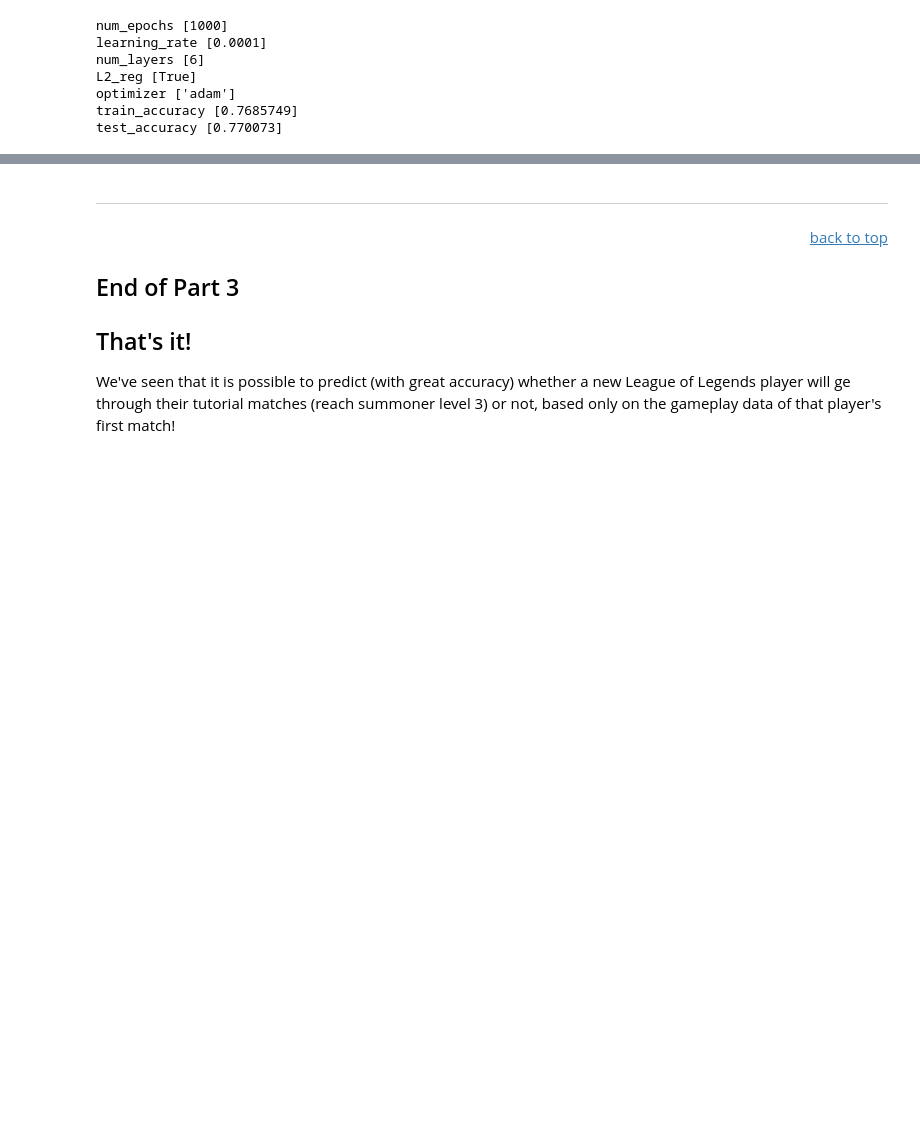
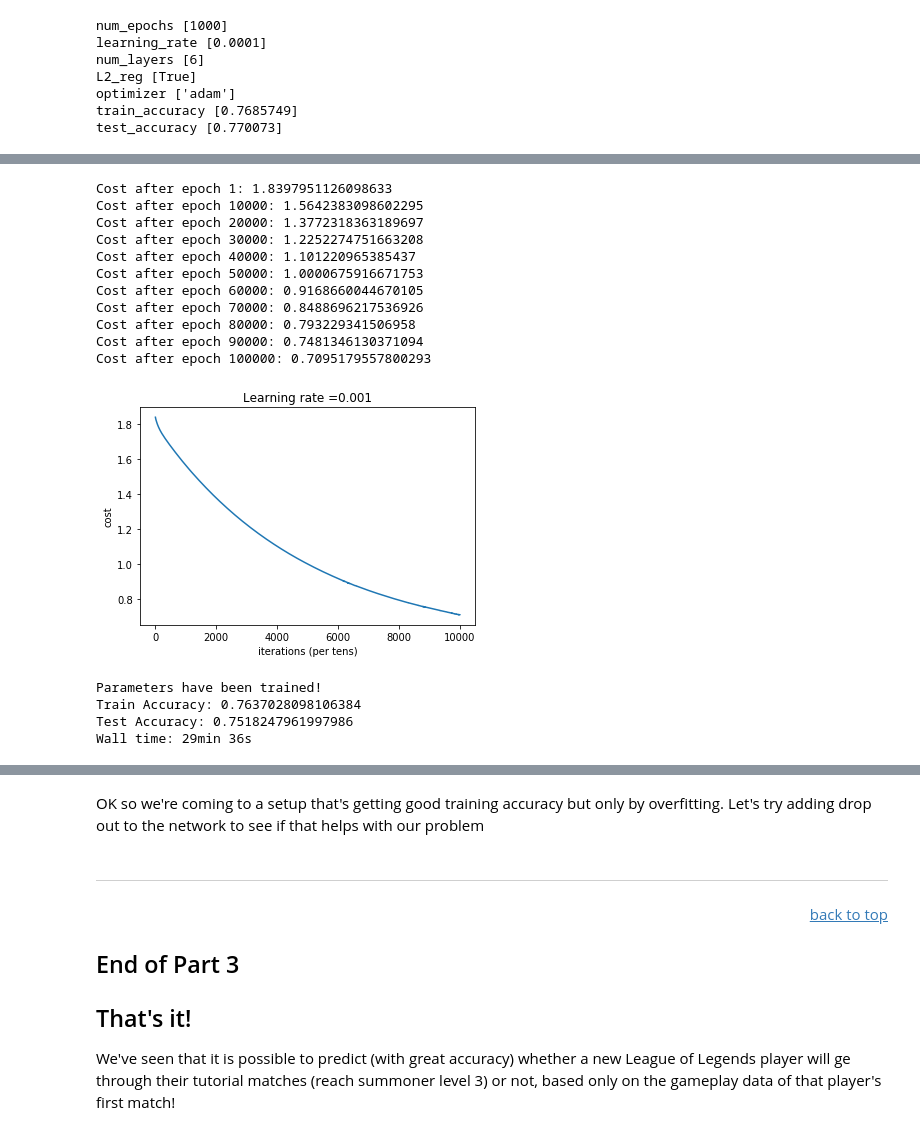
Before and after one commit to dskarbrevik/League-of-Legends-Churn-Prediction, a Jupyter notebook: LoL Churn Predictor [Part 3 - Data Modeling].ipynb, the cells around one changed output, grey strips where cells are left out. Cells and saved outputs as stored; diff of their text form; code cells hidden in the pictures; blank space fills up the shorter version.

```diff
--- a/LoL Churn Predictor [Part 3 - Data Modeling].ipynb
+++ b/LoL Churn Predictor [Part 3 - Data Modeling].ipynb
@@ -1322,0 +1456,47 @@ Cost after epoch 1: 1.8397951126098633
+# %%
+%%notify -m "Neural network training complete!"
+%%time
+
+# seed for reproducibility
+tf.set_random_seed(2)
+
+# choose your parameters
+num_layers = 6
+nodes_in_layer = [75,50,50,25,12,1]
+num_epochs= 100000
+learning_rate = 0.001
+L2_regularization = True
+optimizer = "gradient descent"
+hypertune_mode = True
+save_plot = True
+
+hypertune["num_epochs"].append(num_epochs)
+hypertune["learning_rate"].append(learning_rate)
+hypertune["num_layers"].append(num_layers)
+hypertune["L2_reg"].append(L2_regularization)
+hypertune["optimizer"].append(optimizer)
+
+# train and test the network
+_, train_accuracy, test_accuracy = neural_network(X_train_network, Y_train_network, X_test_network, Y_test_network,
+                                                  num_layers, nodes_in_layer, num_epochs, learning_rate, L2 = L2_regularization,
+                                                  optimization=optimizer, hypertune_mode = hypertune_mode, save_loss_plot = save_plot)
+
+hypertune["train_accuracy"].append(train_accuracy)
+hypertune["test_accuracy"].append(test_accuracy)
+# %% [output]
+Cost after epoch 1: 1.8397951126098633
+Cost after epoch 10000: 1.5642383098602295
+Cost after epoch 20000: 1.3772318363189697
+Cost after epoch 30000: 1.2252274751663208
+Cost after epoch 40000: 1.101220965385437
+Cost after epoch 50000: 1.0000675916671753
+Cost after epoch 60000: 0.9168660044670105
+Cost after epoch 70000: 0.8488696217536926
+Cost after epoch 80000: 0.793229341506958
+Cost after epoch 90000: 0.7481346130371094
+Cost after epoch 100000: 0.7095179557800293
+[figure, added]
+Parameters have been trained!
+Train Accuracy: 0.7637028098106384
+Test Accuracy: 0.7518247961997986
+Wall time: 29min 36s
@@ -1323,3 +1504,5 @@ Cost after epoch 1: 1.8397951126098633
+# %% [markdown]
+OK so we're coming to a setup that's getting good training accuracy but only by overfitting. Let's try adding drop out to the network to see if that helps with our problem
 # %% [markdown]
 ***
 # %% [markdown]
```
Also changed, not shown: parts of 9 cells of this notebook, 2 other files.
